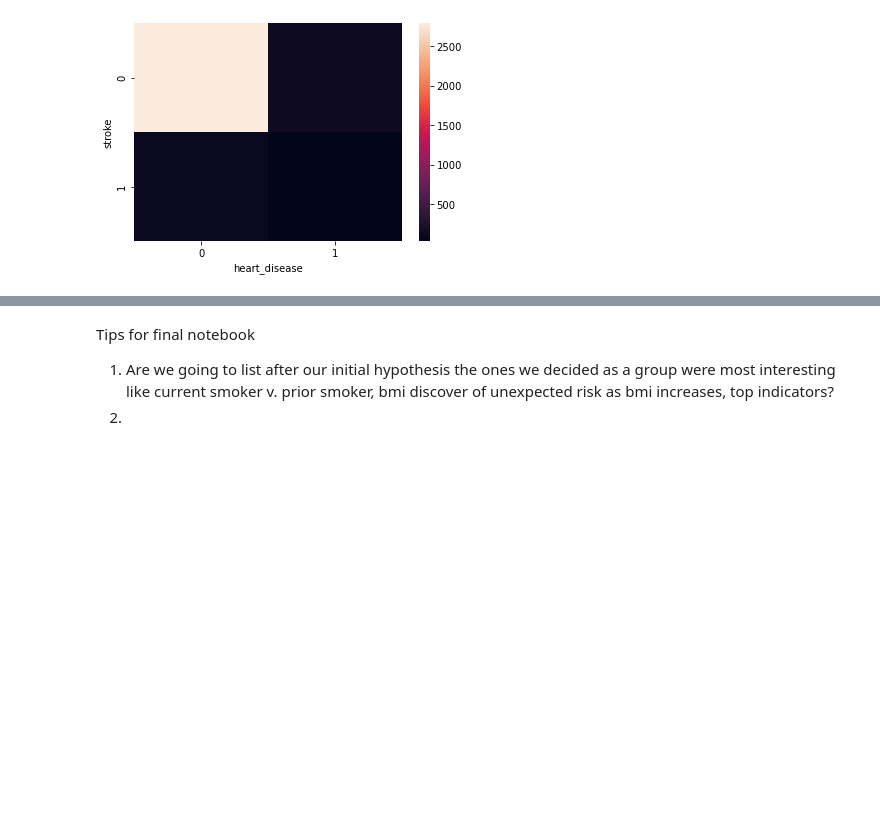
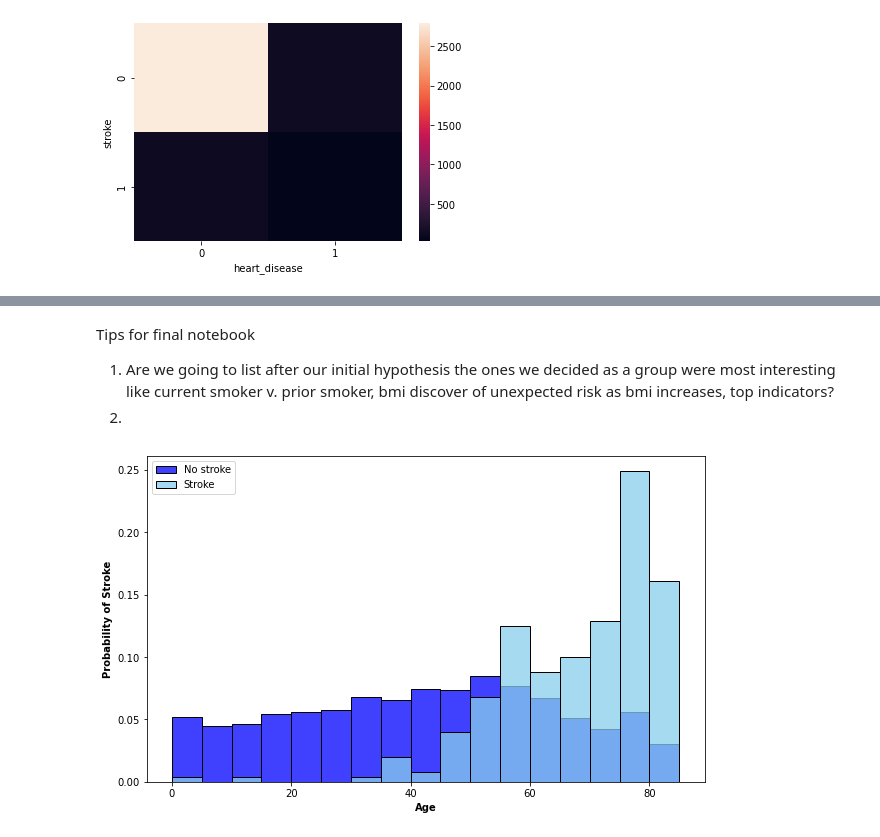
Before and after one commit to stroke-predictors/germain-capstone-stoke-prediction, a Jupyter notebook: explore-Sarah.ipynb, the cells around one changed output, grey strips where cells are left out. Cells and saved outputs as stored; diff of their text form; code cells hidden in the pictures; blank space fills up the shorter version.

Commit message:
ore visuals

```diff
--- a/explore-Sarah.ipynb
+++ b/explore-Sarah.ipynb
@@ -237,6 +240,30 @@ sns.violinplot(x=train["age_range"], y=train["stroke"])
 # %%
 # moved on to visualizing in Tableau from here
-# %% [markdown]
-Tips for final notebook
-1. Are we going to list after our initial hypothesis the ones we decided as a group were most interesting like current smoker v. prior smoker, bmi discover of unexpected risk as bmi increases, top indicators?
-2.
+# %% [markdown]
+Tips for final notebook
+1. Are we going to list after our initial hypothesis the ones we decided as a group were most interesting like current smoker v. prior smoker, bmi discover of unexpected risk as bmi increases, top indicators?
+2.
+# %%
+plt.figure(figsize=(10,6))
+sns.histplot(
+    df[df["stroke"] == 0]["age"],
+    binwidth=5,
+    binrange=[0, 85],
+    stat="probability",
+    color="blue",
+    label="No stroke",
+)
+sns.histplot(
+    df[df["stroke"] == 1]["age"],
+    binwidth=5,
+    binrange=[0, 85],
+    stat="probability",
+    color="skyblue",
+    label="Stroke",
+)
+plt.xlabel("Age", fontweight="bold")
+plt.ylabel("Probability of Stroke", fontweight="bold")
+plt.legend()
+plt.show()
+# %% [output]
+[figure, added]
```
Also changed, not shown: parts of 15 cells of this notebook.
